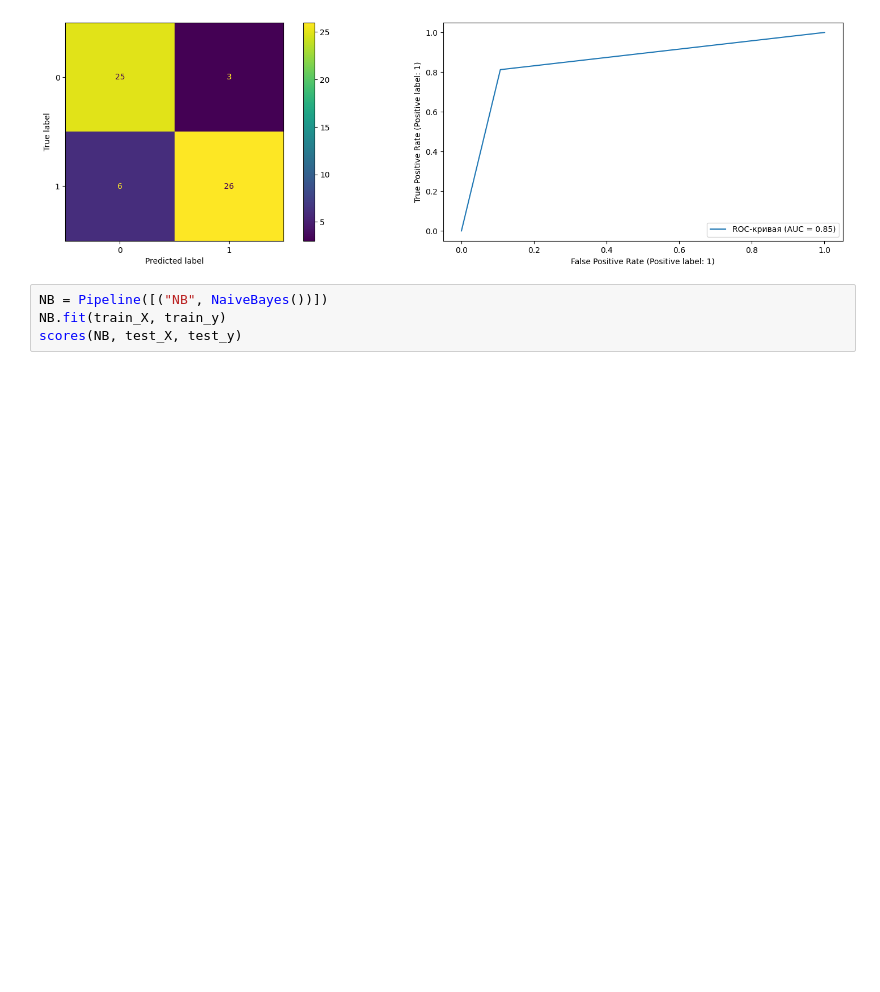
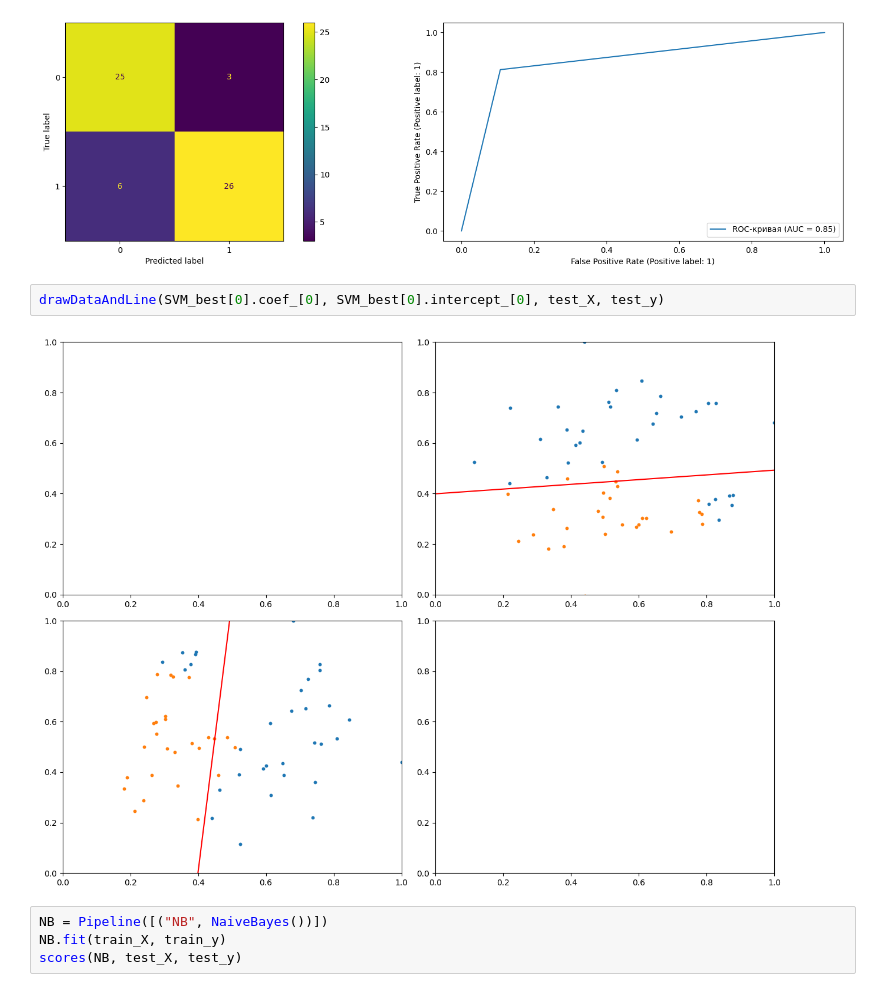
Before and after one commit to whitewolf185/ML, a Jupyter notebook: lab1/lab1.ipynb, the cells around one changed output. Cells and saved outputs as stored; diff of their text form; blank space fills up the shorter version.

```diff
--- a/lab1/lab1.ipynb
+++ b/lab1/lab1.ipynb
@@ -235,6 +263,10 @@ Accuracy: 0.85
 Recall: 0.8125
 Precision: 0.896551724137931
 [figure]
+# %%
+drawDataAndLine(SVM_best[0].coef_[0], SVM_best[0].intercept_[0], test_X, test_y)
+# %% [output]
+[figure, added]
 # %%
 NB = Pipeline([("NB", NaiveBayes())])
 NB.fit(train_X, train_y)
```
Also changed, not shown: parts of 10 cells of this notebook, 23 other files.
